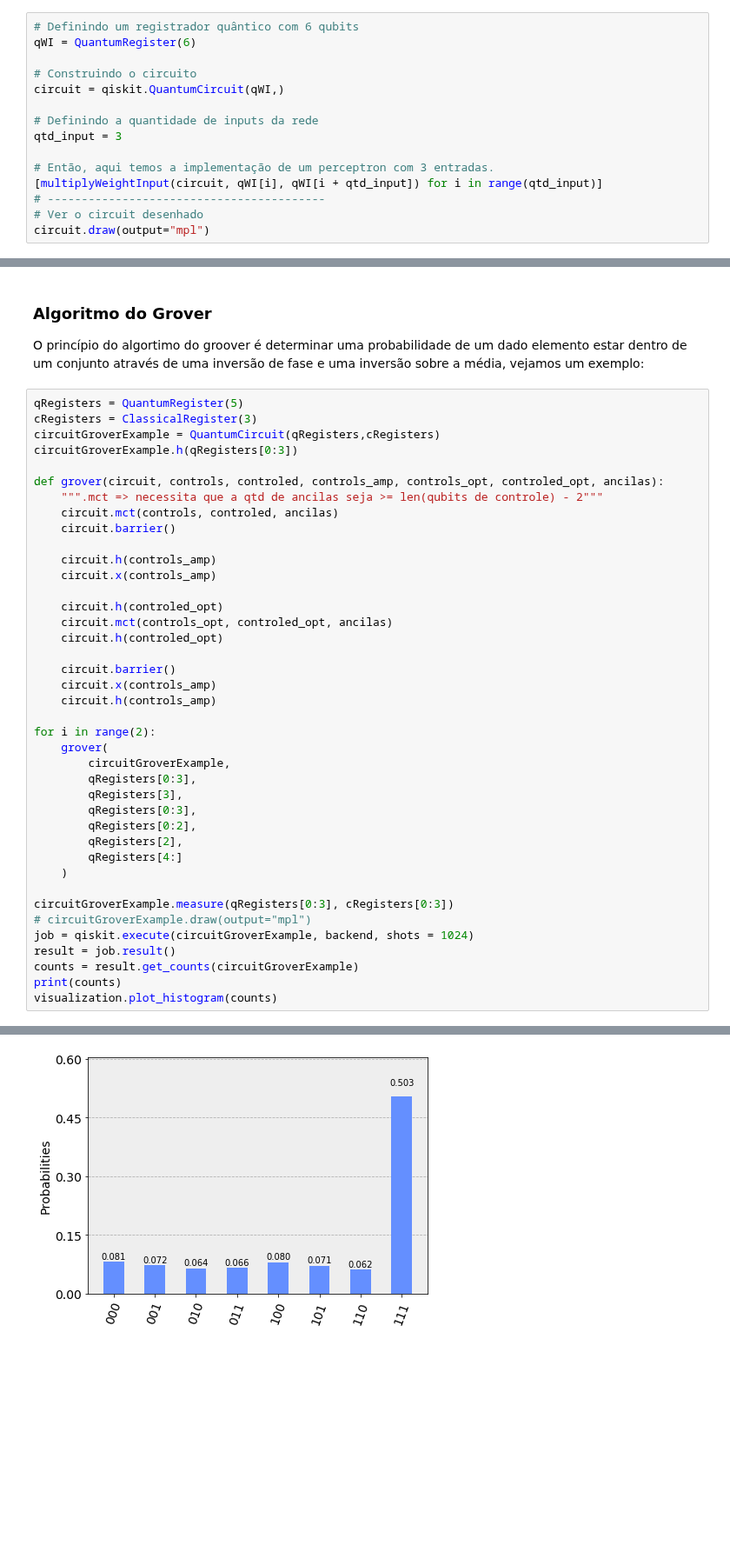
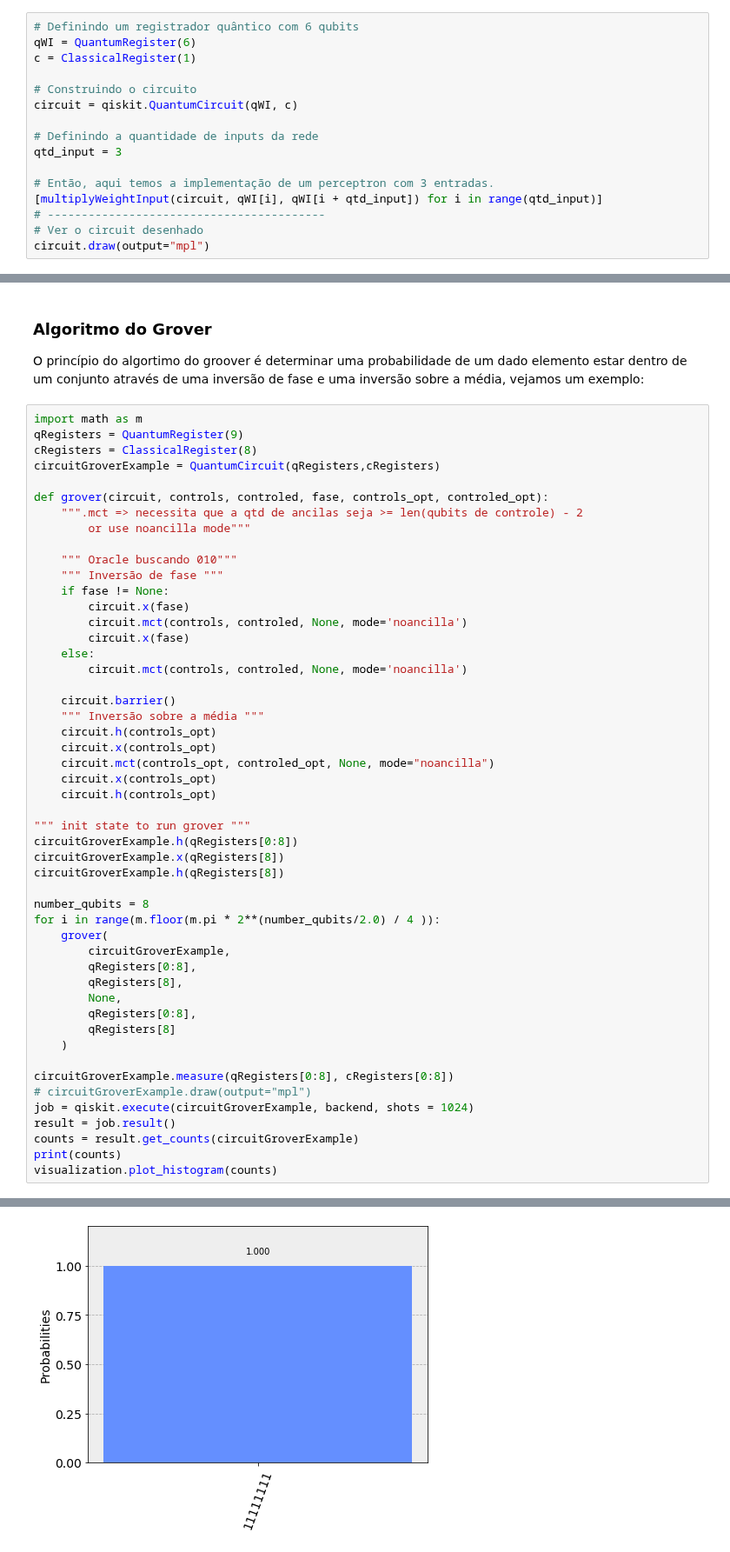
Before and after one commit to adjs/comp-quantica, a Jupyter notebook: projetos/2019-05/Resumo Artigo Sobre QBNN.ipynb, the cells around one changed output, grey strips where cells are left out. Shown at 87% size. Drawn from its saved outputs; the diff is of its cells as text; blank space fills up the shorter version.

Commit message:
grover runing

```diff
--- a/projetos/2019-05/Resumo Artigo Sobre QBNN.ipynb
+++ b/projetos/2019-05/Resumo Artigo Sobre QBNN.ipynb
@@ -237,9 +237,10 @@ Do qubit 0 ao qubit 2 do array temos os pesos e os demais são as entradas, logo
 # %%
 # Definindo um registrador quântico com 6 qubits
 qWI = QuantumRegister(6)
+c = ClassicalRegister(1)
 
 # Construindo o circuito
-circuit = qiskit.QuantumCircuit(qWI,)
+circuit = qiskit.QuantumCircuit(qWI, c)
 
 # Definindo a quantidade de inputs da rede
 qtd_input = 3
@@ -781,39 +780,49 @@ def createNeuralNetwork(circuit, qWI, c, qtdInputs, inputs, output):
 
 O princípio do algortimo do groover é determinar uma probabilidade de um dado elemento estar dentro de um conjunto através de uma inversão de fase e uma inversão sobre a média, vejamos um exemplo:
 # %%
-qRegisters = QuantumRegister(5)
-cRegisters = ClassicalRegister(3)
+import math as m
+qRegisters = QuantumRegister(9)
+cRegisters = ClassicalRegister(8)
 circuitGroverExample = QuantumCircuit(qRegisters,cRegisters)
-circuitGroverExample.h(qRegisters[0:3])
 
-def grover(circuit, controls, controled, controls_amp, controls_opt, controled_opt, ancilas):
-    """.mct => necessita que a qtd de ancilas seja >= len(qubits de controle) - 2"""
-    circuit.mct(controls, controled, ancilas)
-    circuit.barrier()
+def grover(circuit, controls, controled, fase, controls_opt, controled_opt):
+    """.mct => necessita que a qtd de ancilas seja >= len(qubits de controle) - 2
+        or use noancilla mode"""
 
-    circuit.h(controls_amp)
-    circuit.x(controls_amp)
-
-    circuit.h(controled_opt)
-    circuit.mct(controls_opt, controled_opt, ancilas)
-    circuit.h(controled_opt)
+    """ Oracle buscando 010"""
+    """ Inversão de fase """
+    if fase != None:
+        circuit.x(fase)
+        circuit.mct(controls, controled, None, mode='noancilla')
+        circuit.x(fase)
+    else:
+        circuit.mct(controls, controled, None, mode='noancilla')
 
     circuit.barrier()
-    circuit.x(controls_amp)
-    circuit.h(controls_amp)
+    """ Inversão sobre a média """
+    circuit.h(controls_opt)
+    circuit.x(controls_opt)
+    circuit.mct(controls_opt, controled_opt, None, mode="noancilla")
+    circuit.x(controls_opt)
+    circuit.h(controls_opt)
 
-for i in range(2):
+""" init state to run grover """
+circuitGroverExample.h(qRegisters[0:8])
+circuitGroverExample.x(qRegisters[8])
+circuitGroverExample.h(qRegisters[8])
+
+number_qubits = 8
+for i in range(m.floor(m.pi * 2**(number_qubits/2.0) / 4 )):
     grover(
         circuitGroverExample,
-        qRegisters[0:3],
-        qRegisters[3],
-        qRegisters[0:3],
-        qRegisters[0:2],
-        qRegisters[2],
-        qRegisters[4:]
+        qRegisters[0:8],
+        qRegisters[8],
+        None,
+        qRegisters[0:8],
+        qRegisters[8]
     )
 
-circuitGroverExample.measure(qRegisters[0:3], cRegisters[0:3])
+circuitGroverExample.measure(qRegisters[0:8], cRegisters[0:8])
 # circuitGroverExample.draw(output="mpl")
 job = qiskit.execute(circuitGroverExample, backend, shots = 1024)
 result = job.result()
@@ -825,2 +834,2 @@ visualization.plot_histogram(counts)
-[figure, old version]
+[figure, new version]
 # %% [markdown]
```
Also changed, not shown: parts of 13 cells of this notebook.
